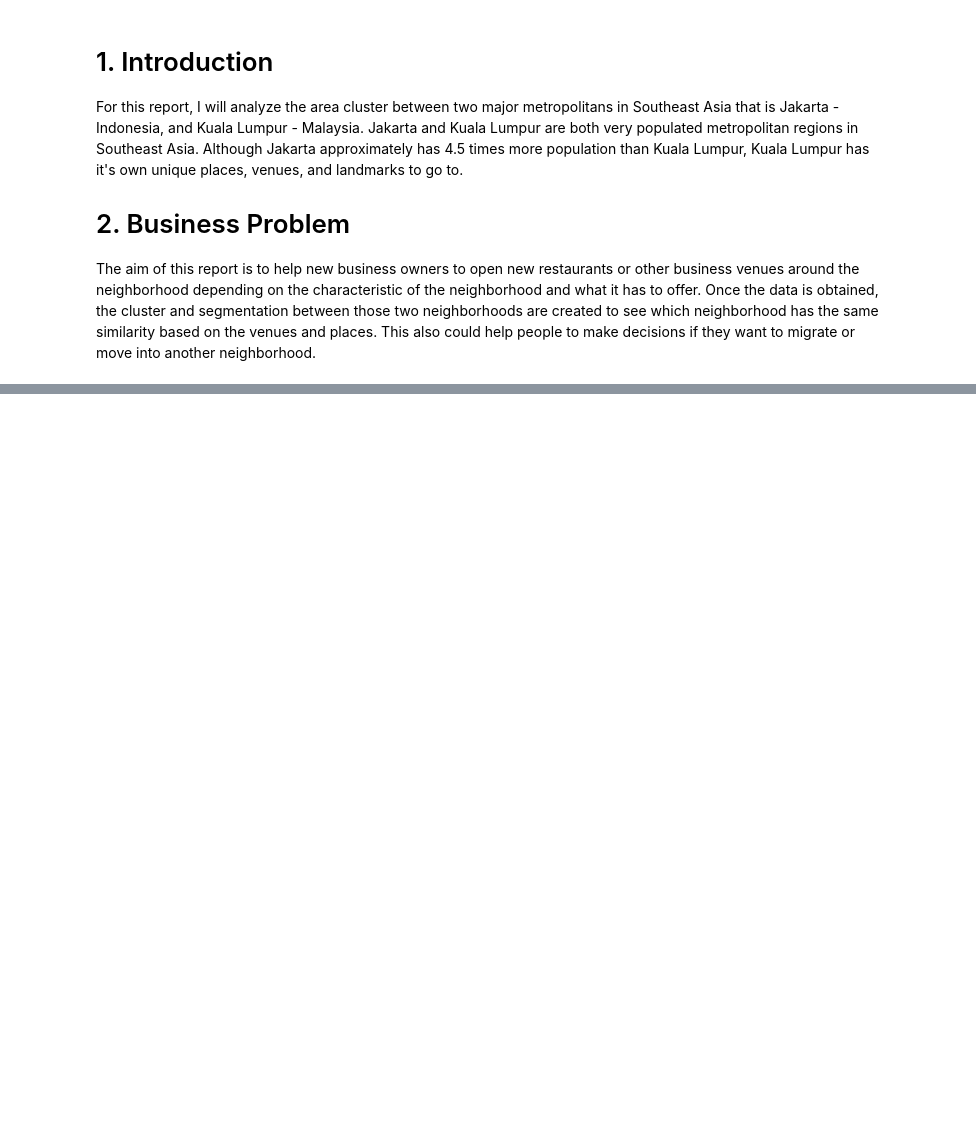
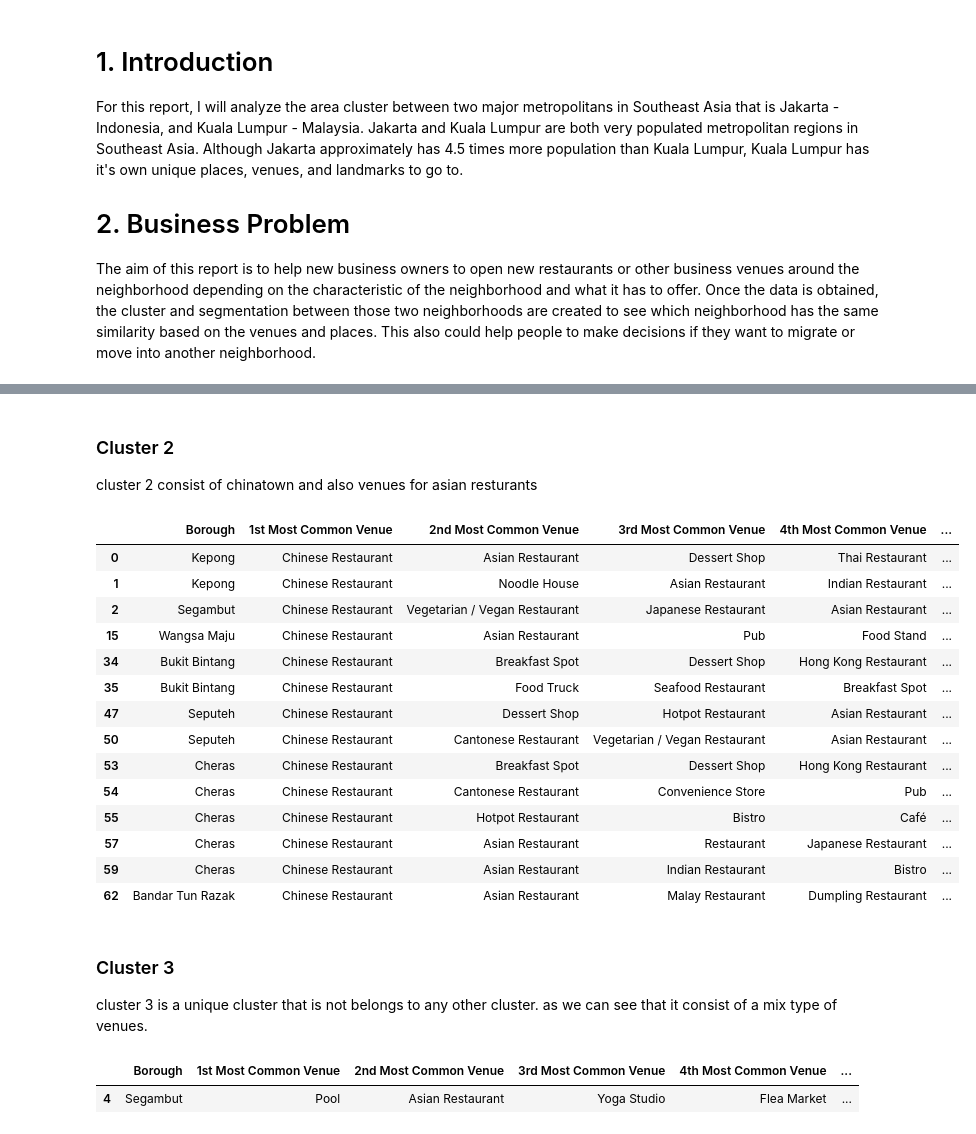
Before and after one commit to agungatd/Coursera_Capstone, a Jupyter notebook: Battle of Neighborhood.ipynb, the cells around one changed output, grey strips where cells are left out. Cells and saved outputs as stored; diff of their text form; code cells hidden in the pictures; blank space fills up the shorter version.

Commit message:
Published from Watson Studio. project finished

```diff
--- a/Battle of Neighborhood.ipynb
+++ b/Battle of Neighborhood.ipynb
@@ -10,0 +817,29 @@ The aim of this report is to help new business owners to open new restaurants or
+# %% [markdown]
+### Cluster 2
+cluster 2 consist of chinatown and also venues for asian resturants
+# %%
+kl_merged.loc[kl_merged['Cluster Labels'] == 1, kl_merged.columns[[0] + list(range(5, kl_merged.shape[1]))]]
+# %% [output]
+|  | Borough | 1st Most Common Venue | 2nd Most Common Venue | 3rd Most Common Venue | 4th Most Common Venue | ... |
+| 0 | Kepong | Chinese Restaurant | Asian Restaurant | Dessert Shop | Thai Restaurant | ... |
+| 1 | Kepong | Chinese Restaurant | Noodle House | Asian Restaurant | Indian Restaurant | ... |
+| 2 | Segambut | Chinese Restaurant | Vegetarian / Vegan Restaurant | Japanese Restaurant | Asian Restaurant | ... |
+| 15 | Wangsa Maju | Chinese Restaurant | Asian Restaurant | Pub | Food Stand | ... |
+| 34 | Bukit Bintang | Chinese Restaurant | Breakfast Spot | Dessert Shop | Hong Kong Restaurant | ... |
+| 35 | Bukit Bintang | Chinese Restaurant | Food Truck | Seafood Restaurant | Breakfast Spot | ... |
+| 47 | Seputeh | Chinese Restaurant | Dessert Shop | Hotpot Restaurant | Asian Restaurant | ... |
+| 50 | Seputeh | Chinese Restaurant | Cantonese Restaurant | Vegetarian / Vegan Restaurant | Asian Restaurant | ... |
+| 53 | Cheras | Chinese Restaurant | Breakfast Spot | Dessert Shop | Hong Kong Restaurant | ... |
+| 54 | Cheras | Chinese Restaurant | Cantonese Restaurant | Convenience Store | Pub | ... |
+| 55 | Cheras | Chinese Restaurant | Hotpot Restaurant | Bistro | Café | ... |
+| 57 | Cheras | Chinese Restaurant | Asian Restaurant | Restaurant | Japanese Restaurant | ... |
+| 59 | Cheras | Chinese Restaurant | Asian Restaurant | Indian Restaurant | Bistro | ... |
+| 62 | Bandar Tun Razak | Chinese Restaurant | Asian Restaurant | Malay Restaurant | Dumpling Restaurant | ... |
+# %% [markdown]
+### Cluster 3
+cluster 3 is a unique cluster that is not belongs to any other cluster. as we can see that it consist of a mix type of venues.
+# %%
+kl_merged.loc[kl_merged['Cluster Labels'] == 2, kl_merged.columns[[0] + list(range(5, kl_merged.shape[1]))]]
+# %% [output]
+|  | Borough | 1st Most Common Venue | 2nd Most Common Venue | 3rd Most Common Venue | 4th Most Common Venue | ... |
+| 4 | Segambut | Pool | Asian Restaurant | Yoga Studio | Flea Market | ... |
```
Also changed, not shown: parts of 106 cells of this notebook.
